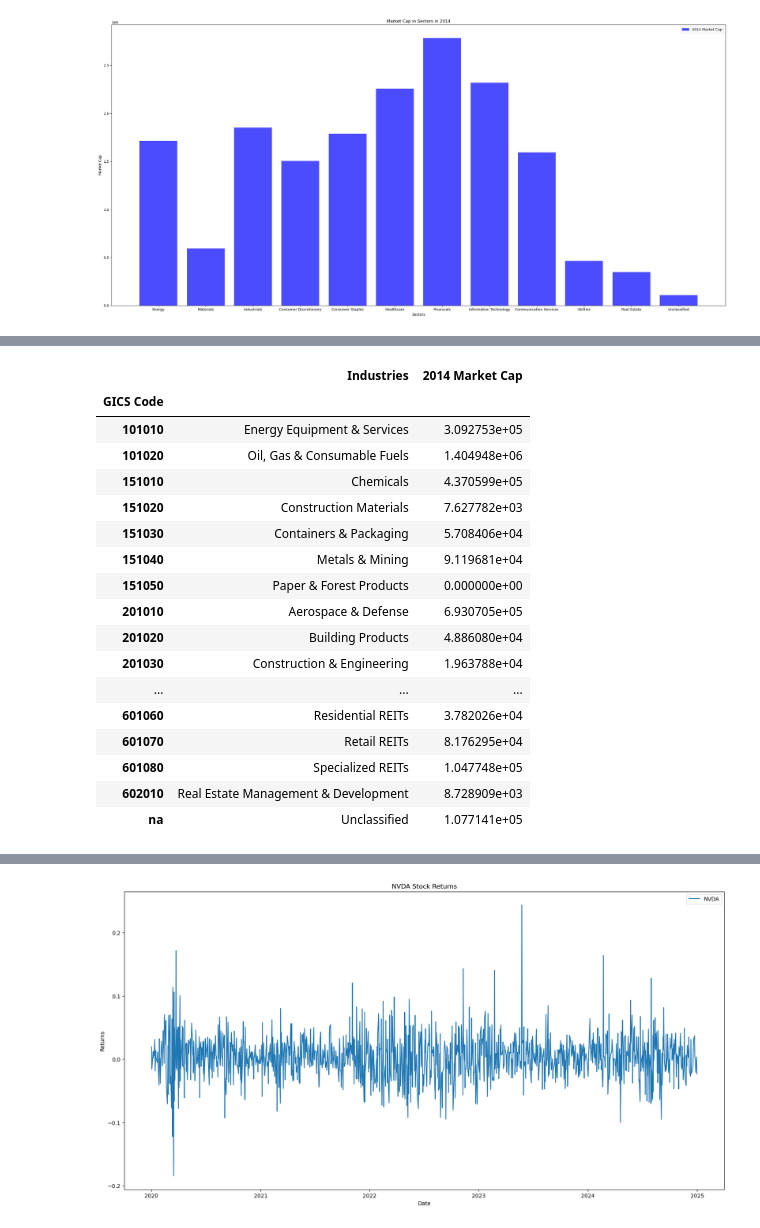
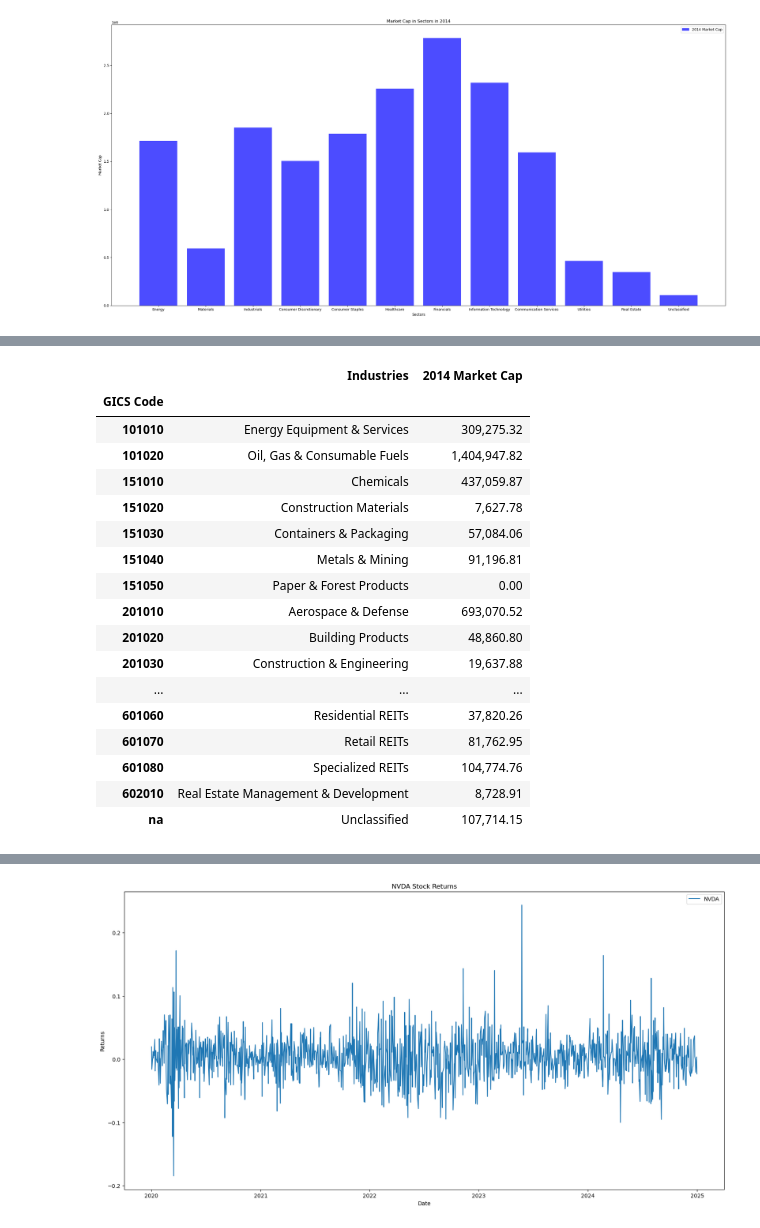
Before and after one commit to KiranReddy0808/FE5214-Introduction-to-quant-investing, a Jupyter notebook: Assignment 1/Assignment1.ipynb, the cells around one changed output, grey strips where cells are left out. Saved outputs shown, nothing was run; the diff lists cells and outputs as text; code cells hidden in the pictures.

```diff
--- a/Assignment 1/Assignment1.ipynb
+++ b/Assignment 1/Assignment1.ipynb
@@ -151,9 +157,12 @@ recm.csv
 tickers.csv
 univ_h.csv
 # %%
+# Load the data from the files
 df_market_cap = pd.read_csv('data_us/mktcap.csv')
 df_market_cap['Date'] = pd.to_datetime(df_market_cap['Date'], format = '%Y%m%d')
 df_market_cap.set_index('Date', inplace=True)
+
+# Handle the missing market capitalization values by replacing them with 0
 df_market_cap.replace(np.nan, 0, inplace=True)
 
 
@@ -161,14 +170,15 @@ df_tickers = pd.read_csv('data_us/tickers.csv', header=None, dtype= str)
 df_tickers.columns = ['ticker', 'gics_code']
 df_tickers.set_index('ticker', inplace=True)
 
+# Get what stocks are part of S&P 500 universe
 df_universe = pd.read_csv('data_us/univ_h.csv')
 df_universe.set_index('year', inplace=True)
 
-if "9903115D" in df_market_cap.columns:
-    df_market_cap.drop(columns = ['9903115D'], inplace=True)
+# if "9903115D" in df_market_cap.columns:
+#     df_market_cap.drop(columns = ['9903115D'], inplace=True)
 
-if "9903115D" in df_universe.columns:
-    df_universe.drop(columns = ['9903115D'], inplace=True)
+# if "9903115D" in df_universe.columns:
+#     df_universe.drop(columns = ['9903115D'], inplace=True)
 # %%
 df_universe.head()
 # %% [output]
@@ -394,34 +432,42 @@ plt.legend()
 # %%
+# Get the market capitalization of stocks in each industry for a given date 2nd Jan 2014 and 2024
 industries_df_2014 = pd.DataFrame.from_dict(market_cap_industry_2014, orient='index', columns=['2014 Market Cap'])
 industries_df_2024 = pd.DataFrame.from_dict(market_cap_industry_2024, orient='index', columns=['2024 Market Cap'])
 industry_sector = pd.DataFrame.from_dict(gics_industries, orient='index', columns=['Industries'])
 
 industry_df_2014 = pd.concat([industry_sector, industries_df_2014], axis=1).sort_index()
 industry_df_2014.index.name = 'GICS Code'
+
+# Handle the missing values by replacing them with 0
 industry_df_2014.fillna(0, inplace=True)
 
 industry_df_2024 = pd.concat([industry_sector, industries_df_2024], axis=1).sort_index()
 industry_df_2024.index.name = 'GICS Code'
+# Handle the missing values by replacing them with 0
 industry_df_2024.fillna(0, inplace=True)
 
+# Convert the market capitalization values to 2 decimal places and readable format
+industry_df_2014['2014 Market Cap'] = industry_df_2014['2014 Market Cap'].apply(lambda x: '{:,.2f}'.format(x))
+industry_df_2024['2024 Market Cap'] = industry_df_2024['2024 Market Cap'].apply(lambda x: '{:,.2f}'.format(x))
+
 industry_df_2014
 # %% [output]
 |  | Industries | 2014 Market Cap |
 | GICS Code |  |  |
-| 101010 | Energy Equipment & Services | 3.092753e+05 |
-| 101020 | Oil, Gas & Consumable Fuels | 1.404948e+06 |
-| 151010 | Chemicals | 4.370599e+05 |
-| 151020 | Construction Materials | 7.627782e+03 |
-| 151030 | Containers & Packaging | 5.708406e+04 |
-| 151040 | Metals & Mining | 9.119681e+04 |
-| 151050 | Paper & Forest Products | 0.000000e+00 |
-| 201010 | Aerospace & Defense | 6.930705e+05 |
-| 201020 | Building Products | 4.886080e+04 |
-| 201030 | Construction & Engineering | 1.963788e+04 |
+| 101010 | Energy Equipment & Services | 309,275.32 |
+| 101020 | Oil, Gas & Consumable Fuels | 1,404,947.82 |
+| 151010 | Chemicals | 437,059.87 |
+| 151020 | Construction Materials | 7,627.78 |
+| 151030 | Containers & Packaging | 57,084.06 |
+| 151040 | Metals & Mining | 91,196.81 |
+| 151050 | Paper & Forest Products | 0.00 |
+| 201010 | Aerospace & Defense | 693,070.52 |
+| 201020 | Building Products | 48,860.80 |
+| 201030 | Construction & Engineering | 19,637.88 |
 | ... | ... | ... |
-| 601060 | Residential REITs | 3.782026e+04 |
-| 601070 | Retail REITs | 8.176295e+04 |
-| 601080 | Specialized REITs | 1.047748e+05 |
-| 602010 | Real Estate Management & Development | 8.728909e+03 |
-| na | Unclassified | 1.077141e+05 |
+| 601060 | Residential REITs | 37,820.26 |
+| 601070 | Retail REITs | 81,762.95 |
+| 601080 | Specialized REITs | 104,774.76 |
+| 602010 | Real Estate Management & Development | 8,728.91 |
+| na | Unclassified | 107,714.15 |
 # %%
```
Also changed, not shown: parts of 41 cells of this notebook.
